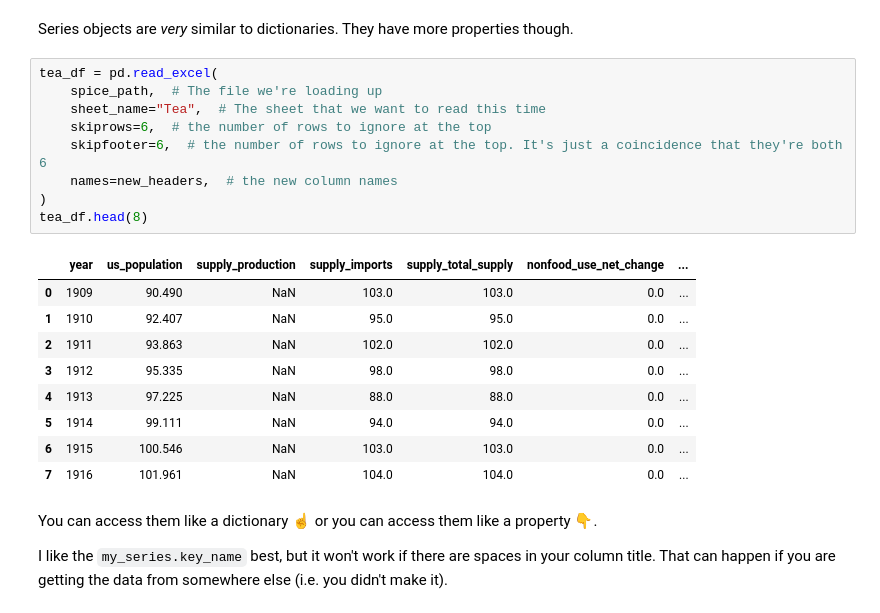
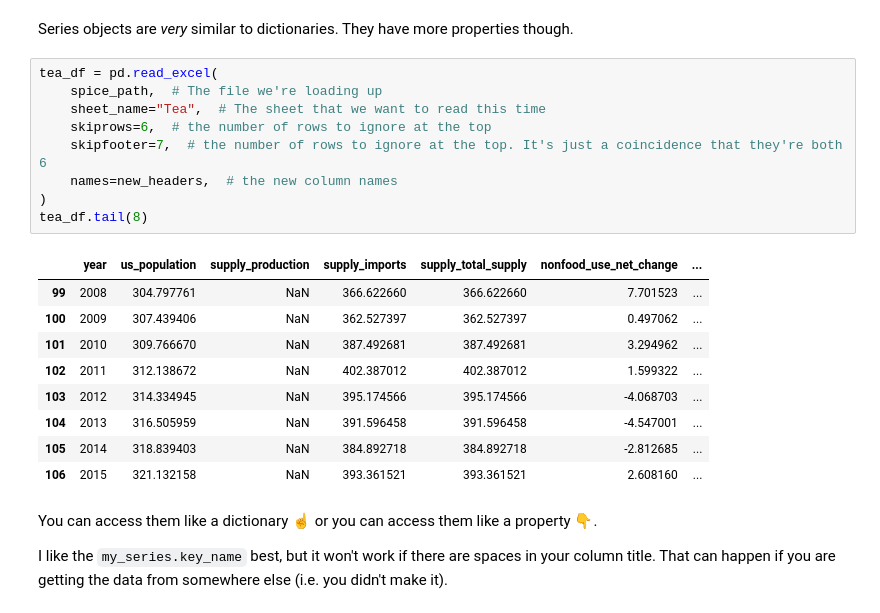
Before and after one commit to shinsooha/DATAproject, a Jupyter notebook: coffee.ipynb, the cells around one changed output. Cells and saved outputs as stored; diff of their text form.

```diff
--- a/coffee.ipynb
+++ b/coffee.ipynb
@@ -239,22 +239,22 @@ Series objects are _very_ similar to dictionaries. They have more properties tho
 # %%
 tea_df = pd.read_excel(
     spice_path,  # The file we're loading up
     sheet_name="Tea",  # The sheet that we want to read this time
     skiprows=6,  # the number of rows to ignore at the top
-    skipfooter=6,  # the number of rows to ignore at the top. It's just a coincidence that they're both 6
+    skipfooter=7,  # the number of rows to ignore at the top. It's just a coincidence that they're both 6
     names=new_headers,  # the new column names
 )
-tea_df.head(8)
+tea_df.tail(8)
 # %% [output]
 |  | year | us_population | supply_production | supply_imports | supply_total_supply | nonfood_use_net_change | ... |
-| 0 | 1909 | 90.490 | NaN | 103.0 | 103.0 | 0.0 | ... |
-| 1 | 1910 | 92.407 | NaN | 95.0 | 95.0 | 0.0 | ... |
-| 2 | 1911 | 93.863 | NaN | 102.0 | 102.0 | 0.0 | ... |
-| 3 | 1912 | 95.335 | NaN | 98.0 | 98.0 | 0.0 | ... |
-| 4 | 1913 | 97.225 | NaN | 88.0 | 88.0 | 0.0 | ... |
-| 5 | 1914 | 99.111 | NaN | 94.0 | 94.0 | 0.0 | ... |
-| 6 | 1915 | 100.546 | NaN | 103.0 | 103.0 | 0.0 | ... |
-| 7 | 1916 | 101.961 | NaN | 104.0 | 104.0 | 0.0 | ... |
+| 99 | 2008 | 304.797761 | NaN | 366.622660 | 366.622660 | 7.701523 | ... |
+| 100 | 2009 | 307.439406 | NaN | 362.527397 | 362.527397 | 0.497062 | ... |
+| 101 | 2010 | 309.766670 | NaN | 387.492681 | 387.492681 | 3.294962 | ... |
+| 102 | 2011 | 312.138672 | NaN | 402.387012 | 402.387012 | 1.599322 | ... |
+| 103 | 2012 | 314.334945 | NaN | 395.174566 | 395.174566 | -4.068703 | ... |
+| 104 | 2013 | 316.505959 | NaN | 391.596458 | 391.596458 | -4.547001 | ... |
+| 105 | 2014 | 318.839403 | NaN | 384.892718 | 384.892718 | -2.812685 | ... |
+| 106 | 2015 | 321.132158 | NaN | 393.361521 | 393.361521 | 2.608160 | ... |
 # %% [markdown]
 You can access them like a dictionary ☝ or you can access them like a property 👇.
 
```
Also changed, not shown: parts of 15 cells of this notebook.
